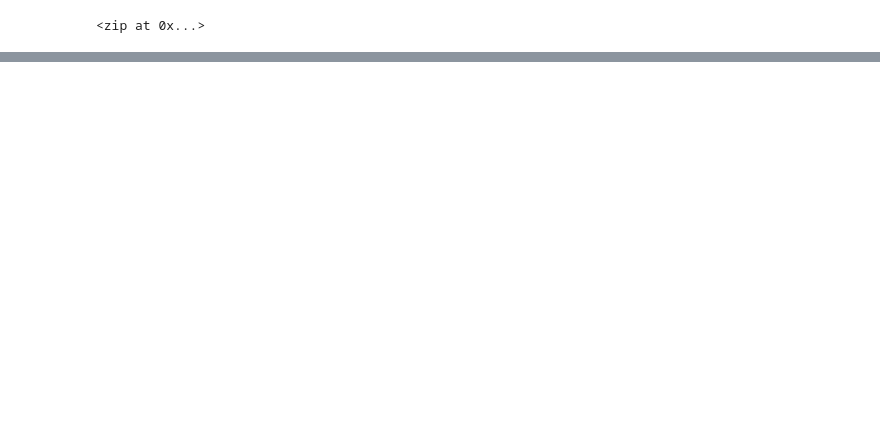
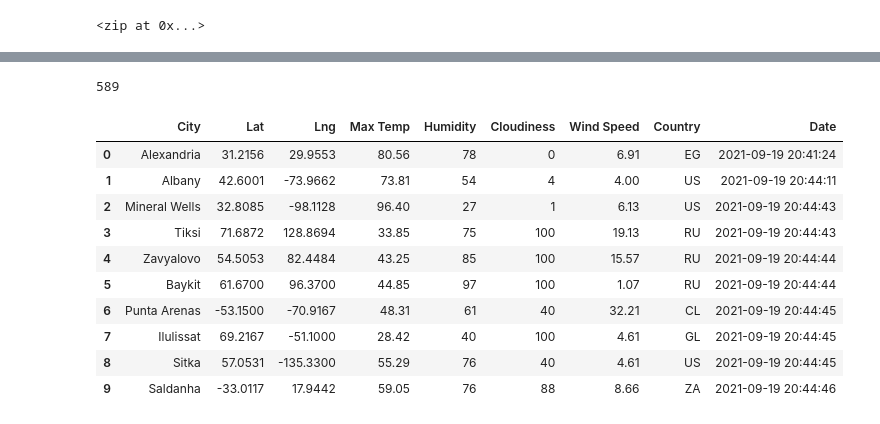
Before and after one commit to MMorrison26/World_Weather_Analysis, a Jupyter notebook: WeatherPy.ipynb, the cells around one changed output, grey strips where cells are left out. Saved outputs shown, nothing was run; the diff lists cells and outputs as text; code cells hidden in the pictures; blank space fills up the shorter version.

```diff
--- a/WeatherPy.ipynb
+++ b/WeatherPy.ipynb
@@ -56,0 +61,4 @@ len(cities)
+# %%
+# Starting URL for Weather Map API Call.
+url = "http://api.openweathermap.org/data/2.5/weather?units=Imperial&APPID=c9d43ca9ef9b262e2d00753fb25762fa"
+print(url)
@@ -56,0 +148,20 @@ len(cities)
+# %%
+len(cities)
+# %% [output]
+589
+# %%
+# Convert the array of dictionaries to a Pandas DataFrame.
+city_data_df = pd.DataFrame(city_data)
+city_data_df.head(10)
+# %% [output]
+|  | City | Lat | Lng | Max Temp | Humidity | Cloudiness | Wind Speed | Country | Date |
+| 0 | Alexandria | 31.2156 | 29.9553 | 80.56 | 78 | 0 | 6.91 | EG | 2021-09-19 20:41:24 |
+| 1 | Albany | 42.6001 | -73.9662 | 73.81 | 54 | 4 | 4.00 | US | 2021-09-19 20:44:11 |
+| 2 | Mineral Wells | 32.8085 | -98.1128 | 96.40 | 27 | 1 | 6.13 | US | 2021-09-19 20:44:43 |
+| 3 | Tiksi | 71.6872 | 128.8694 | 33.85 | 75 | 100 | 19.13 | RU | 2021-09-19 20:44:43 |
+| 4 | Zavyalovo | 54.5053 | 82.4484 | 43.25 | 85 | 100 | 15.57 | RU | 2021-09-19 20:44:44 |
+| 5 | Baykit | 61.6700 | 96.3700 | 44.85 | 97 | 100 | 1.07 | RU | 2021-09-19 20:44:44 |
+| 6 | Punta Arenas | -53.1500 | -70.9167 | 48.31 | 61 | 40 | 32.21 | CL | 2021-09-19 20:44:45 |
+| 7 | Ilulissat | 69.2167 | -51.1000 | 28.42 | 40 | 100 | 4.61 | GL | 2021-09-19 20:44:45 |
+| 8 | Sitka | 57.0531 | -135.3300 | 55.29 | 76 | 40 | 4.61 | US | 2021-09-19 20:44:45 |
+| 9 | Saldanha | -33.0117 | 17.9442 | 59.05 | 76 | 88 | 8.66 | ZA | 2021-09-19 20:44:46 |
```
Also changed, not shown: parts of 8 cells of this notebook.
